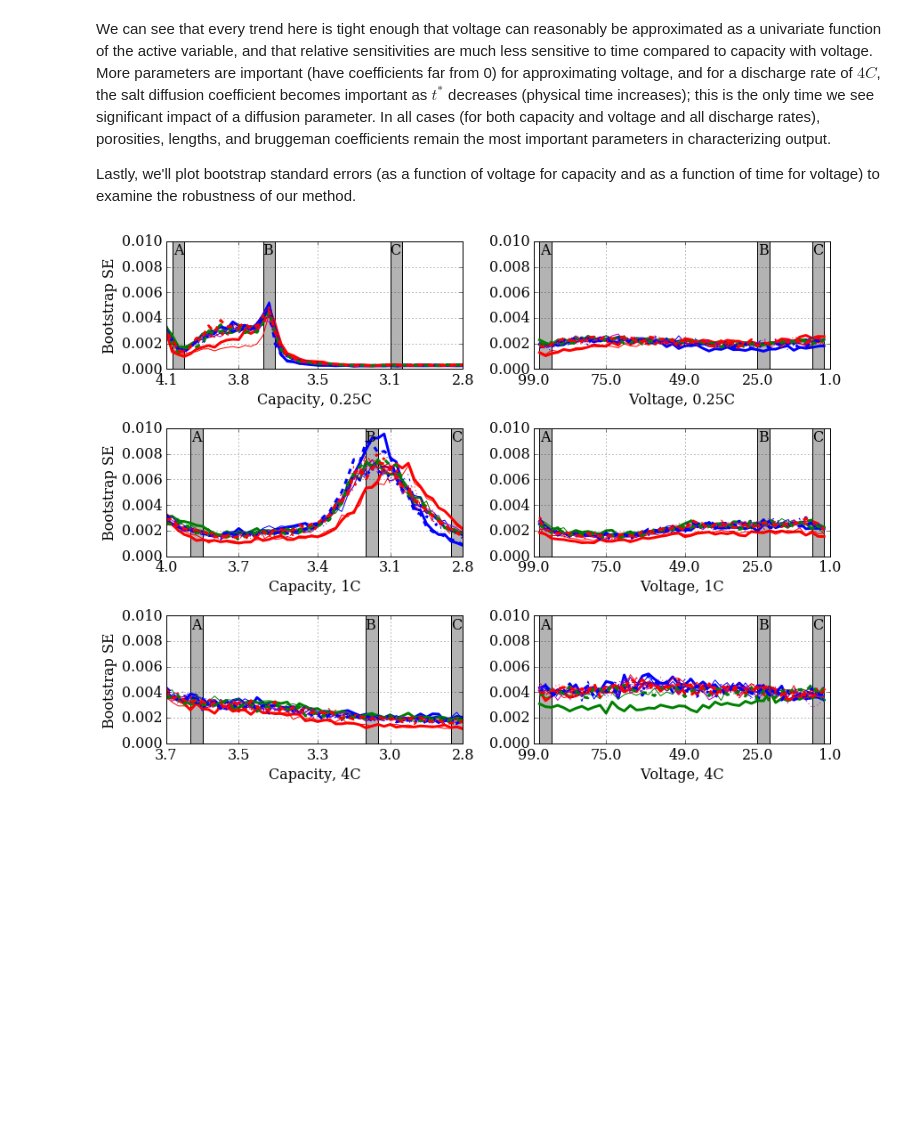
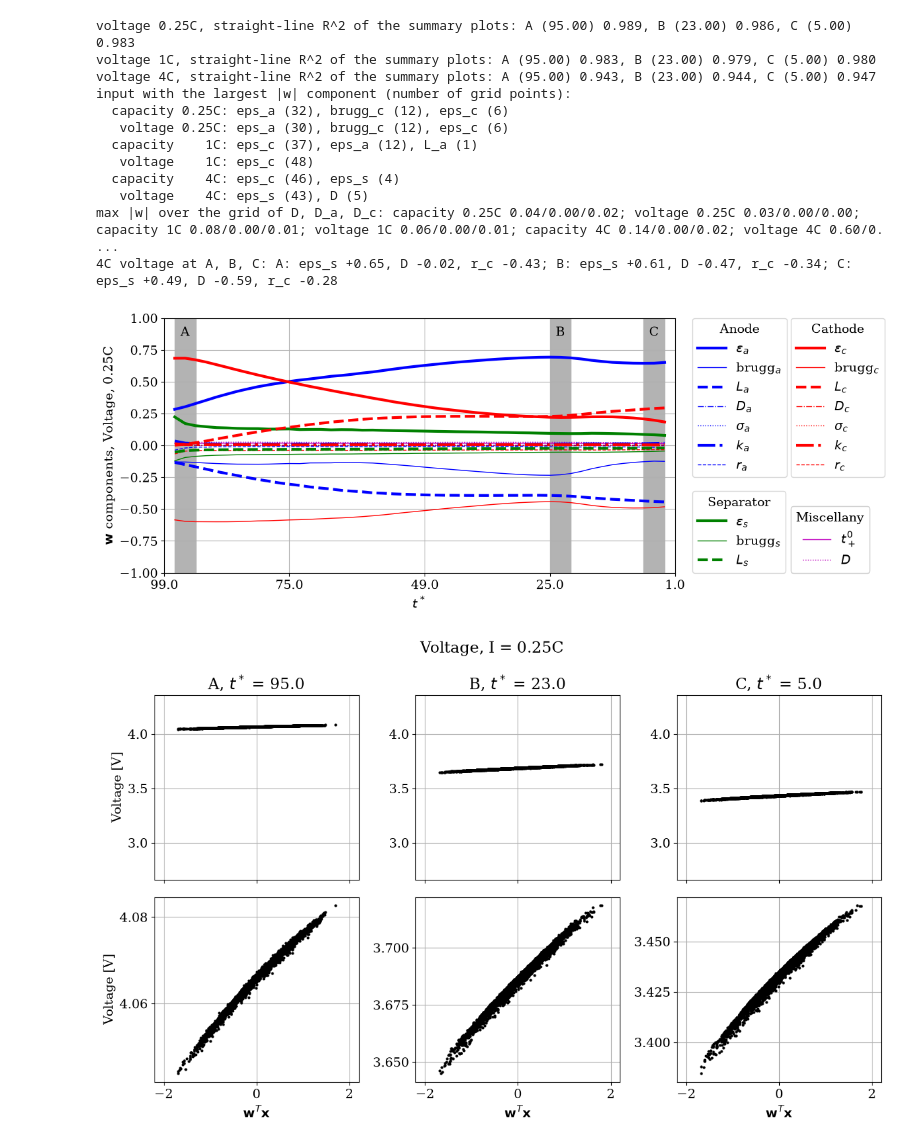
Before and after one commit to paulcon/as-data-sets, a Jupyter notebook: energy/Lithium_Ion_Battery/Lithium_Ion_Battery.ipynb, the cells around one changed output. Saved outputs shown, nothing was run; the diff lists cells and outputs as text; code cells hidden in the pictures; blank space fills up the shorter version.

```diff
--- a/energy/Lithium_Ion_Battery/Lithium_Ion_Battery.ipynb
+++ b/energy/Lithium_Ion_Battery/Lithium_Ion_Battery.ipynb
@@ -134,0 +172,6 @@ Cap_4C()
+# %%
+W = {}
+for qoi, rate in QOIS:
+    subs = bf.weights(X[rate], F[qoi, rate][:, bf.COLS[qoi]])
+    W[qoi, rate] = np.array([s.W1[:, 0] for s in subs])     # one row per grid point
+print(f'{sum(len(w) for w in W.values())} subspaces: {time.perf_counter() - t_start:.0f} s so far')
@@ -134,0 +230,17 @@ Cap_4C()
+# %%
+def r2(key, c):
+    """R^2 of the straight-line fit in the summary plot at grid column c."""
+    return np.corrcoef(X[key[1]] @ at(key, c), F[key][:, c])[0, 1]**2
+
+
+def figures(qoi):
+    for rate in bf.RATES:
+        key = (qoi, rate)
+        bf.plot_weights(qoi, rate, grid[key], grid[key][bf.COLS[qoi]], W[key])
+        bf.plot_summaries(qoi, rate, grid[key], X[rate], F[key], [at(key, c) for c in bf.BANDS[key]])
+        unit = ' V' if qoi == 'capacity' else ''
+        print(f'{qoi} {rate}, straight-line R^2 of the summary plots: ' + ', '.join(
+            f'{name} ({grid[key][c]:.2f}{unit}) {r2(key, c):.3f}' for c, name in zip(bf.BANDS[key], 'ABC')))
+
+
+figures('capacity')
@@ -152,8 +265,27 @@ Vol_4C()
-# %% [markdown]
-We can see that every trend here is tight enough that voltage can reasonably be approximated as a univariate function of the active variable, and that relative sensitivities are much less sensitive to time compared to capacity with voltage. More parameters are important (have coefficients far from 0) for approximating voltage, and for a discharge rate of $4C$, the salt diffusion coefficient becomes important as $t^*$ decreases (physical time increases); this is the only time we see significant impact of a diffusion parameter. In all cases (for both capacity and voltage and all discharge rates), porosities, lengths, and bruggeman coefficients remain the most important parameters in characterizing output.
-
-Lastly, we'll plot bootstrap standard errors (as a function of voltage for capacity and as a function of time for voltage) to examine the robustness of our method.
-# %%
-bootstrap_SE()
-# %% [output]
-[figure, removed]
+# %%
+figures('voltage')
+
+print('input with the largest |w| component (number of grid points):')
+for key in QOIS:
+    count = Counter(bf.NAMES[j] for j in np.abs(W[key]).argmax(axis=1))
+    print(f'  {key[0]:>8} {key[1]:>5}: ' + ', '.join(f'{n} ({k})' for n, k in count.most_common()))
+print('max |w| over the grid of D, D_a, D_c: ' + '; '.join(
+    f'{q} {r} ' + '/'.join(f'{np.abs(W[q, r][:, j]).max():.2f}' for j in (7, 8, 9)) for q, r in QOIS))
+print('4C voltage at A, B, C: ' + '; '.join(
+    f'{name}: ' + ', '.join(f'{bf.NAMES[j]} {at(("voltage", "4C"), c)[j]:+.2f}' for j in (1, 7, 15))
+    for c, name in zip(bf.BANDS['voltage', '4C'], 'ABC')))
+# %% [output]
+voltage 0.25C, straight-line R^2 of the summary plots: A (95.00) 0.989, B (23.00) 0.986, C (5.00) 0.983
+voltage 1C, straight-line R^2 of the summary plots: A (95.00) 0.983, B (23.00) 0.979, C (5.00) 0.980
+voltage 4C, straight-line R^2 of the summary plots: A (95.00) 0.943, B (23.00) 0.944, C (5.00) 0.947
+input with the largest |w| component (number of grid points):
+  capacity 0.25C: eps_a (32), brugg_c (12), eps_c (6)
+   voltage 0.25C: eps_a (30), brugg_c (12), eps_c (6)
+  capacity    1C: eps_c (37), eps_a (12), L_a (1)
+   voltage    1C: eps_c (48)
+  capacity    4C: eps_c (46), eps_s (4)
+   voltage    4C: eps_s (43), D (5)
+max |w| over the grid of D, D_a, D_c: capacity 0.25C 0.04/0.00/0.02; voltage 0.25C 0.03/0.00/0.00; capacity 1C 0.08/0.00/0.01; voltage 1C 0.06/0.00/0.01; capacity 4C 0.14/0.00/0.02; voltage 4C 0.60/0. ...
+4C voltage at A, B, C: A: eps_s +0.65, D -0.02, r_c -0.43; B: eps_s +0.61, D -0.47, r_c -0.34; C: eps_s +0.49, D -0.59, r_c -0.28
+[figure, added]
+[figure, added]
```
Also changed, not shown: parts of 24 cells of this notebook, 5 other files.
